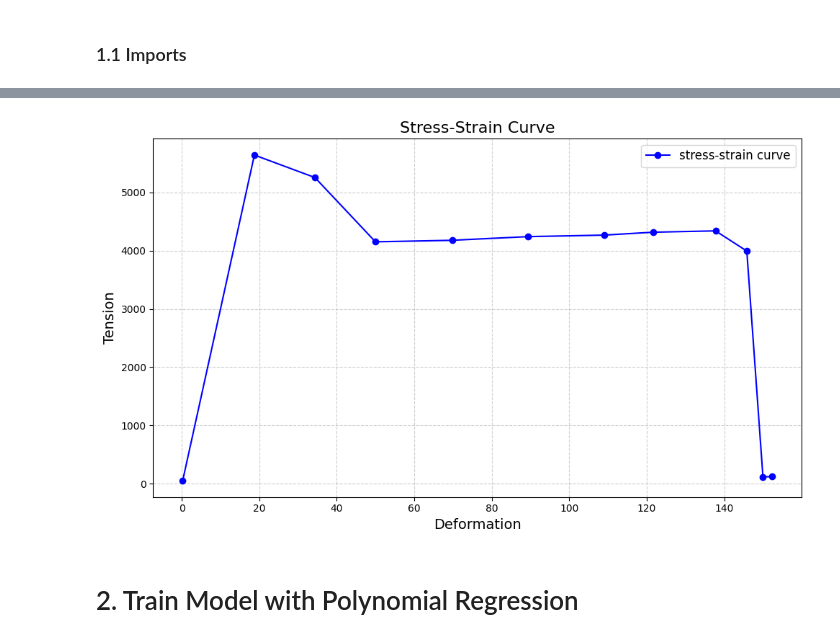
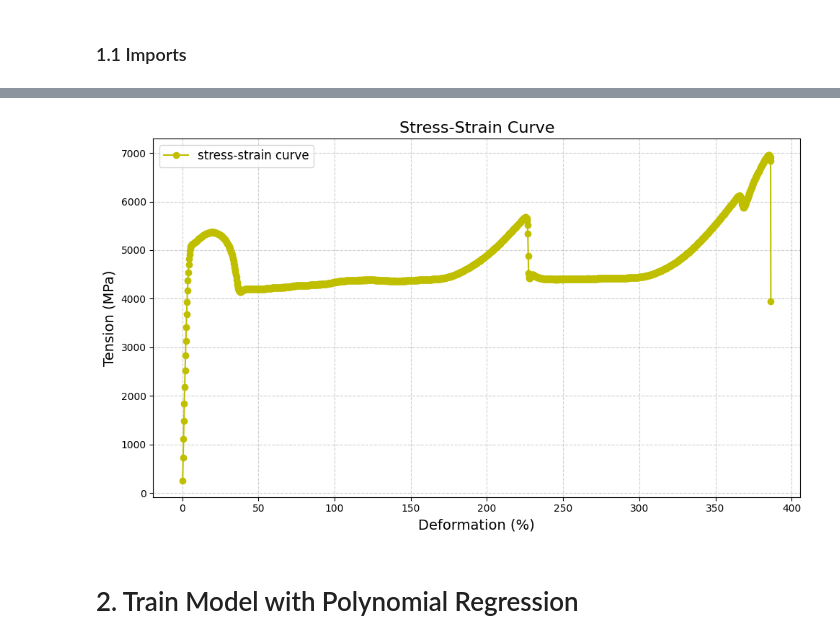
Before and after one commit to KauanIzidoro/polynomial-regression, a Jupyter notebook: model.ipynb, the cells around one changed output, grey strips where cells are left out. Drawn from its saved outputs; the diff is of its cells as text; code cells hidden in the pictures.

Commit message:
:test_tube: model:  add first version of polynomial model

```diff
--- a/model.ipynb
+++ b/model.ipynb
@@ -25,0 +33,3 @@ from sklearn.metrics import mean_squared_error, mean_absolute_error, r2_score
+# %%
+stretching_test_data = pd.read_csv('/content/stretching-test.csv')
+stretching_test_data.head(15)
@@ -26,25 +65,19 @@ from sklearn.metrics import mean_squared_error, mean_absolute_error, r2_score
 # %%
-import pandas as pd
-import matplotlib.pyplot as plt
-
-file_path = "/stretching-test.csv"
-data = pd.read_csv(file_path)
-
-deformation = data["deformation"]
-tension = data["tension"]
+deformation = stretching_test_data["deformation"]
+tension = stretching_test_data["tension"]
 
 plt.figure(figsize=(10, 6))
-plt.plot(deformation, tension, marker='o', linestyle='-', color='b', label="stress-strain curve")
+plt.plot(deformation, tension, marker='o', linestyle='-', color='y', label="stress-strain curve")
 
 plt.title("Stress-Strain Curve", fontsize=16)
-plt.xlabel("Deformation", fontsize=14)
-plt.ylabel("Tension", fontsize=14)
+plt.xlabel("Deformation (%)", fontsize=14)
+plt.ylabel("Tension (MPa)", fontsize=14)
 plt.grid(True, linestyle='--', alpha=0.6)
 plt.legend(fontsize=12)
 plt.tight_layout()
 
 plt.show()
 # %% [output]
-[figure, old version]
+[figure, new version]
 # %% [markdown]
 # 2. Train Model with Polynomial Regression
```
Also changed, not shown: parts of 8 cells of this notebook.
